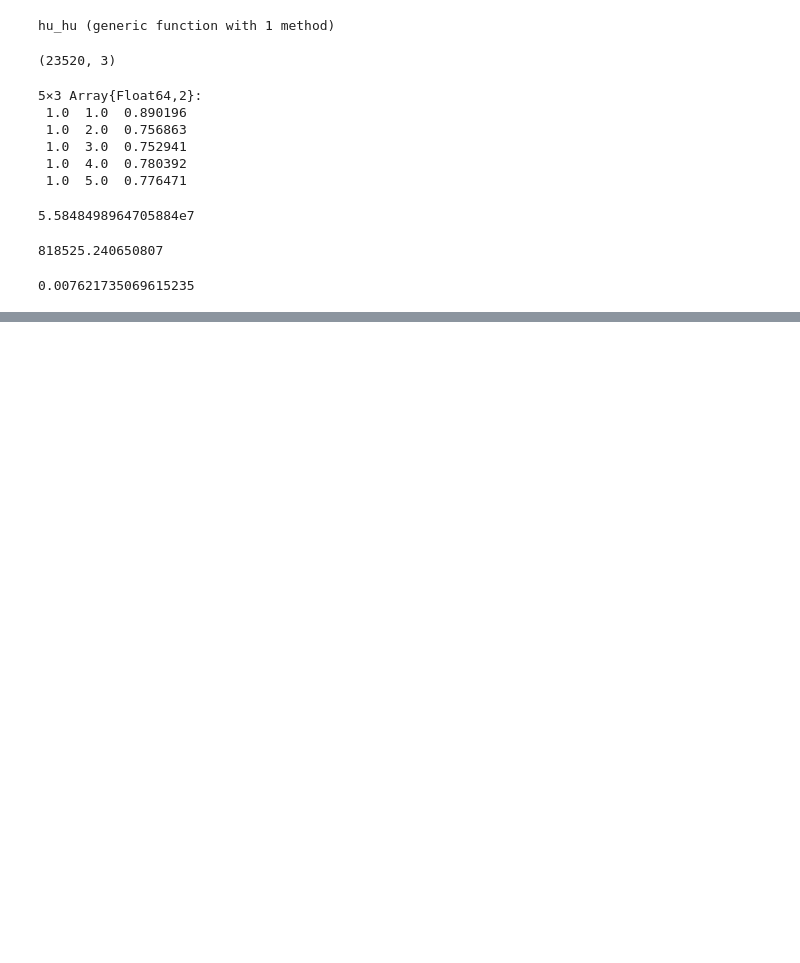
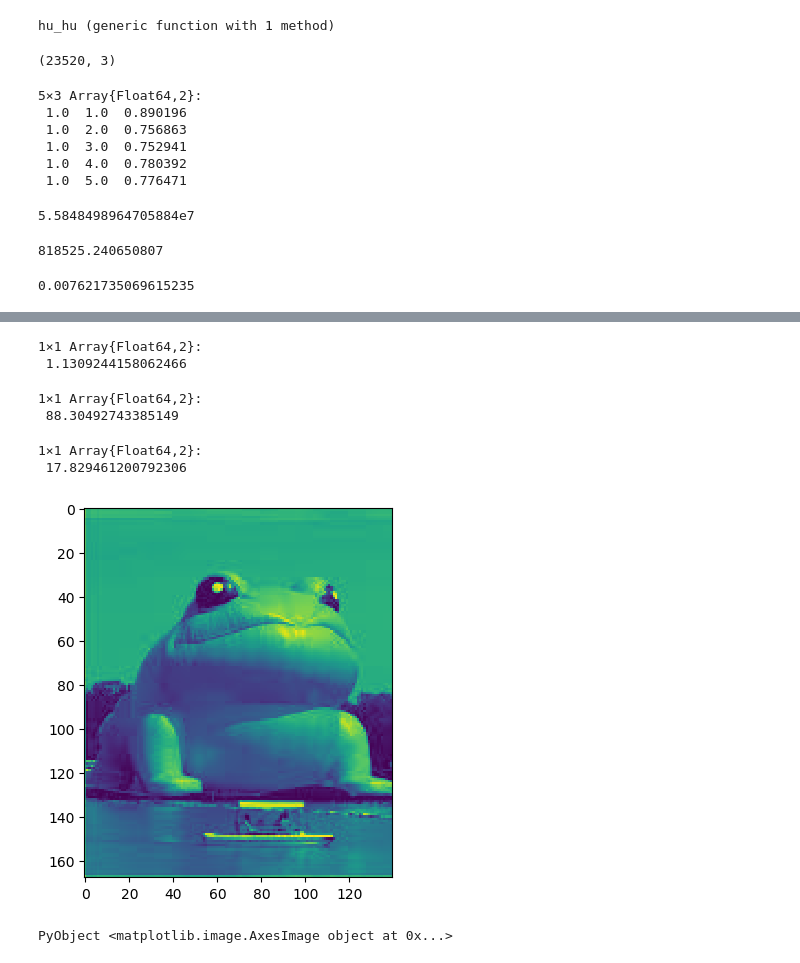
Before and after one commit to yiyuezhuo/nonparametric-statistic-class-paper, a Jupyter notebook: bootstrap_invariant_feature.ipynb, the cells around one changed output, grey strips where cells are left out. Cells and saved outputs as stored; diff of their text form; code cells hidden in the pictures; blank space fills up the shorter version.

```diff
--- a/bootstrap_invariant_feature.ipynb
+++ b/bootstrap_invariant_feature.ipynb
@@ -251,0 +447,15 @@ std(mat,dims=1)
+# %%
+std(sum((extract_hu4(lefttop) .- extract_hu4(leftcenter)).^2,dims=2), dims=1)
+# %% [output]
+1×1 Array{Float64,2}:
+ 1.1309244158062466
+# %%
+mean(sum((extract_hu4(lefttop) .- extract_hu4(leftcenter)).^2,dims=2), dims=1)
+# %% [output]
+1×1 Array{Float64,2}:
+ 88.30492743385149
+# %%
+std(sum((extract_hu4(lefttop) .- extract_hu4(leftcenter)).^2,dims=2), dims=1)
+# %% [output]
+1×1 Array{Float64,2}:
+ 17.829461200792306
@@ -251,0 +476,5 @@ std(mat,dims=1)
+# %%
+imshow(convert(Array{Float64}, toad))
+# %% [output]
+[figure, added]
+PyObject <matplotlib.image.AxesImage object at 0x...>
```
Also changed, not shown: parts of 52 cells of this notebook, 12 other files.
